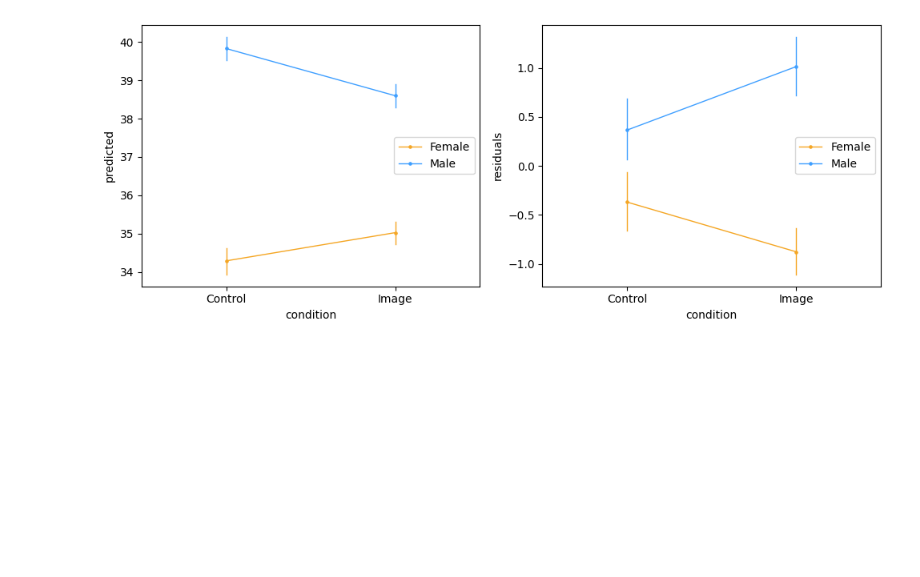
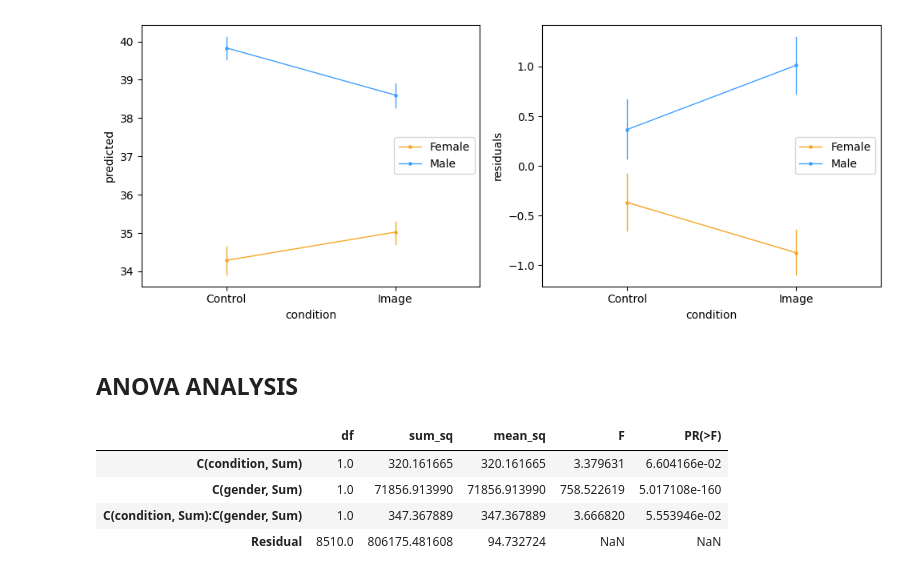
Before and after one commit to romgzn/Data_Analysis_Machine_Learning_Assignments, a Jupyter notebook: second_assignment/age_gender_cor.ipynb, the cells around one changed output. Saved outputs shown, nothing was run; the diff lists cells and outputs as text; code cells hidden in the pictures; blank space fills up the shorter version.

```diff
--- a/second_assignment/age_gender_cor.ipynb
+++ b/second_assignment/age_gender_cor.ipynb
@@ -331,3 +335,16 @@ plt.tight_layout()
 plt.show()
 # %% [output]
 [figure]
+# %% [markdown]
+## ANOVA ANALYSIS
+# %%
+anova_1_mod = smf.ols("age ~ C(condition, Sum) * C(gender, Sum)", data=control_treat_df)
+anova_1_res = anova_1_mod.fit()
+anova_1_table = sm.stats.anova_lm(anova_1_res)
+anova_1_table
+# %% [output]
+|  | df | sum_sq | mean_sq | F | PR(>F) |
+| C(condition, Sum) | 1.0 | 320.161665 | 320.161665 | 3.379631 | 6.604166e-02 |
+| C(gender, Sum) | 1.0 | 71856.913990 | 71856.913990 | 758.522619 | 5.017108e-160 |
+| C(condition, Sum):C(gender, Sum) | 1.0 | 347.367889 | 347.367889 | 3.666820 | 5.553946e-02 |
+| Residual | 8510.0 | 806175.481608 | 94.732724 | NaN | NaN |
```
Also changed, not shown: parts of 5 cells of this notebook.
